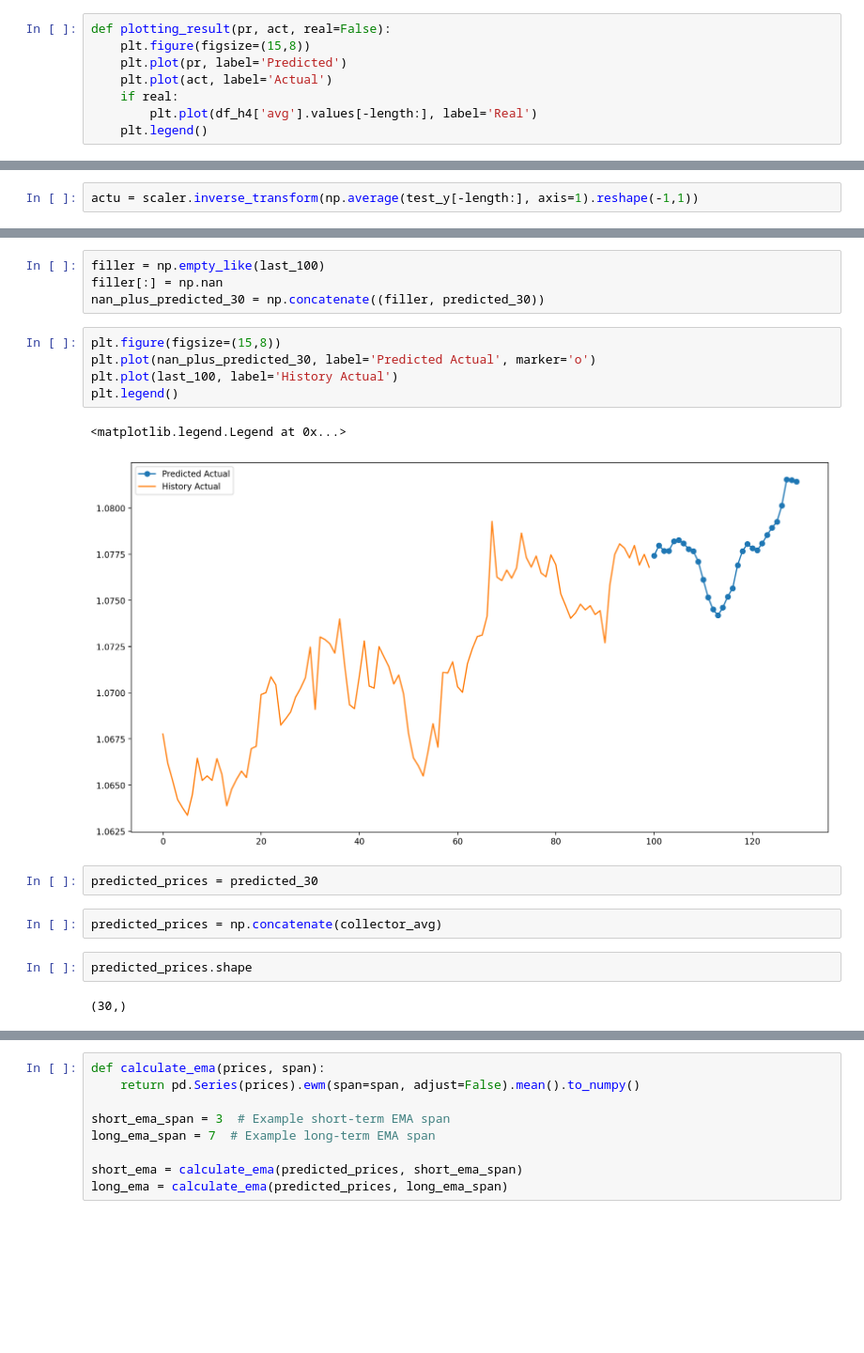
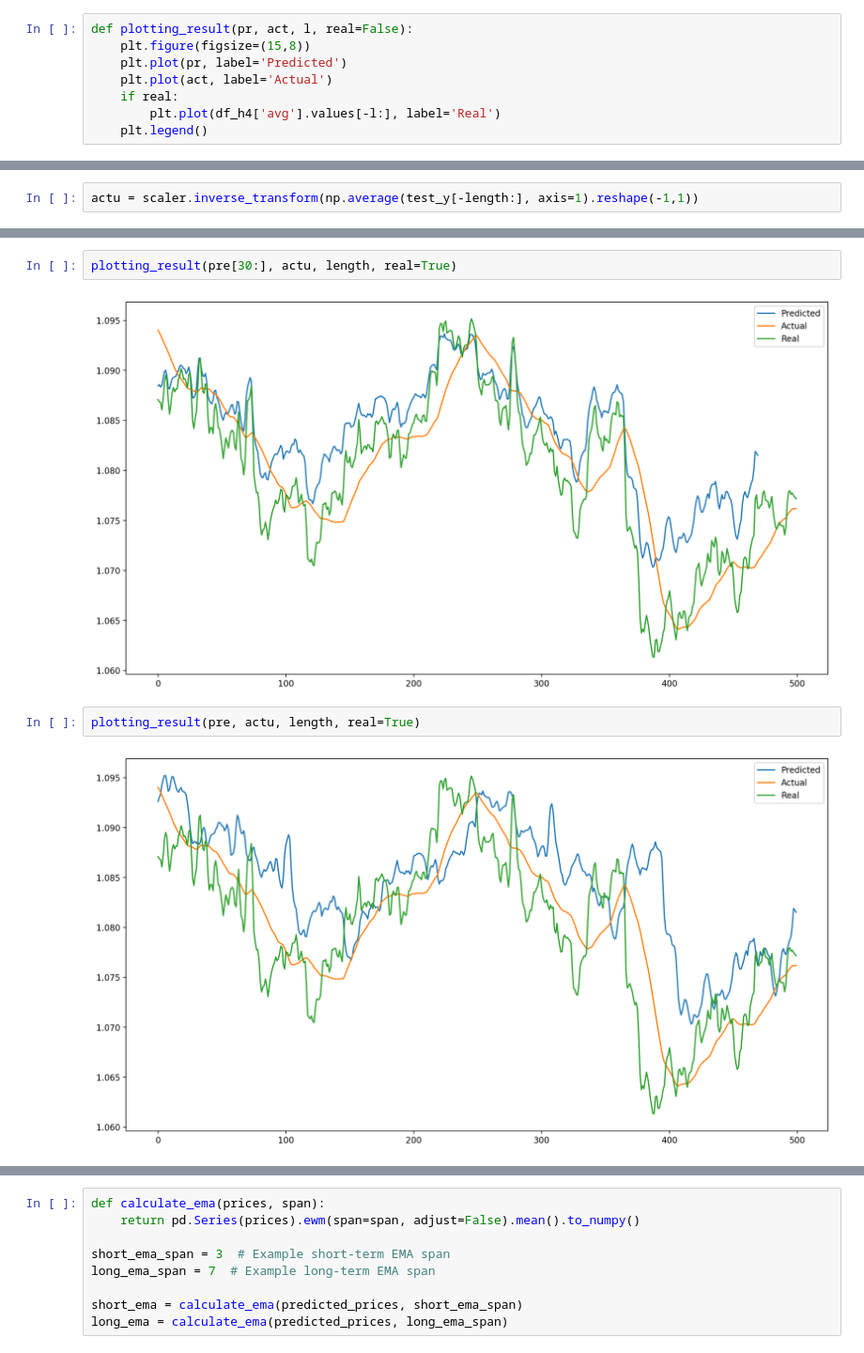
Before and after one commit to Iftekhar-mobin/Make_Money_with_Tensorflow_2.0, a Jupyter notebook: forexPredictor/Main_______Multivariate_Multi_Step_Single_output.ipynb, the cells around one changed output, grey strips where cells are left out. Shown at 94% size. Cells and saved outputs as stored; diff of their text form; blank space fills up the shorter version.

```diff
--- a/forexPredictor/Main_______Multivariate_Multi_Step_Single_output.ipynb
+++ b/forexPredictor/Main_______Multivariate_Multi_Step_Single_output.ipynb
@@ -282,9 +280,9 @@ actual = scaler.inverse_transform(test_y[-length:].reshape(-1,1))
 # %%
-def plotting_result(pr, act, real=False):
+def plotting_result(pr, act, l, real=False):
     plt.figure(figsize=(15,8))
     plt.plot(pr, label='Predicted')
     plt.plot(act, label='Actual')
     if real:
-        plt.plot(df_h4['avg'].values[-length:], label='Real')
+        plt.plot(df_h4['avg'].values[-l:], label='Real')
     plt.legend()
 # %%
@@ -325,20 +303,8 @@ last_100 = df_h4['Close'].values[-100:]
-# %%
-filler = np.empty_like(last_100)
-filler[:] = np.nan
-nan_plus_predicted_30 = np.concatenate((filler, predicted_30))
-# %%
-plt.figure(figsize=(15,8))
-plt.plot(nan_plus_predicted_30, label='Predicted Actual', marker='o')
-plt.plot(last_100, label='History Actual')
-plt.legend()
-# %% [output]
-<matplotlib.legend.Legend at 0x...>
-[figure, removed]
-# %%
-predicted_prices = predicted_30
-# %%
-predicted_prices = np.concatenate(collector_avg)
-# %%
-predicted_prices.shape
-# %% [output]
-(30,)
+# %%
+plotting_result(pre[30:], actu, length, real=True)
+# %% [output]
+[figure, added]
+# %%
+plotting_result(pre, actu, length, real=True)
+# %% [output]
+[figure, added]
```
Also changed, not shown: parts of 40 cells of this notebook.
